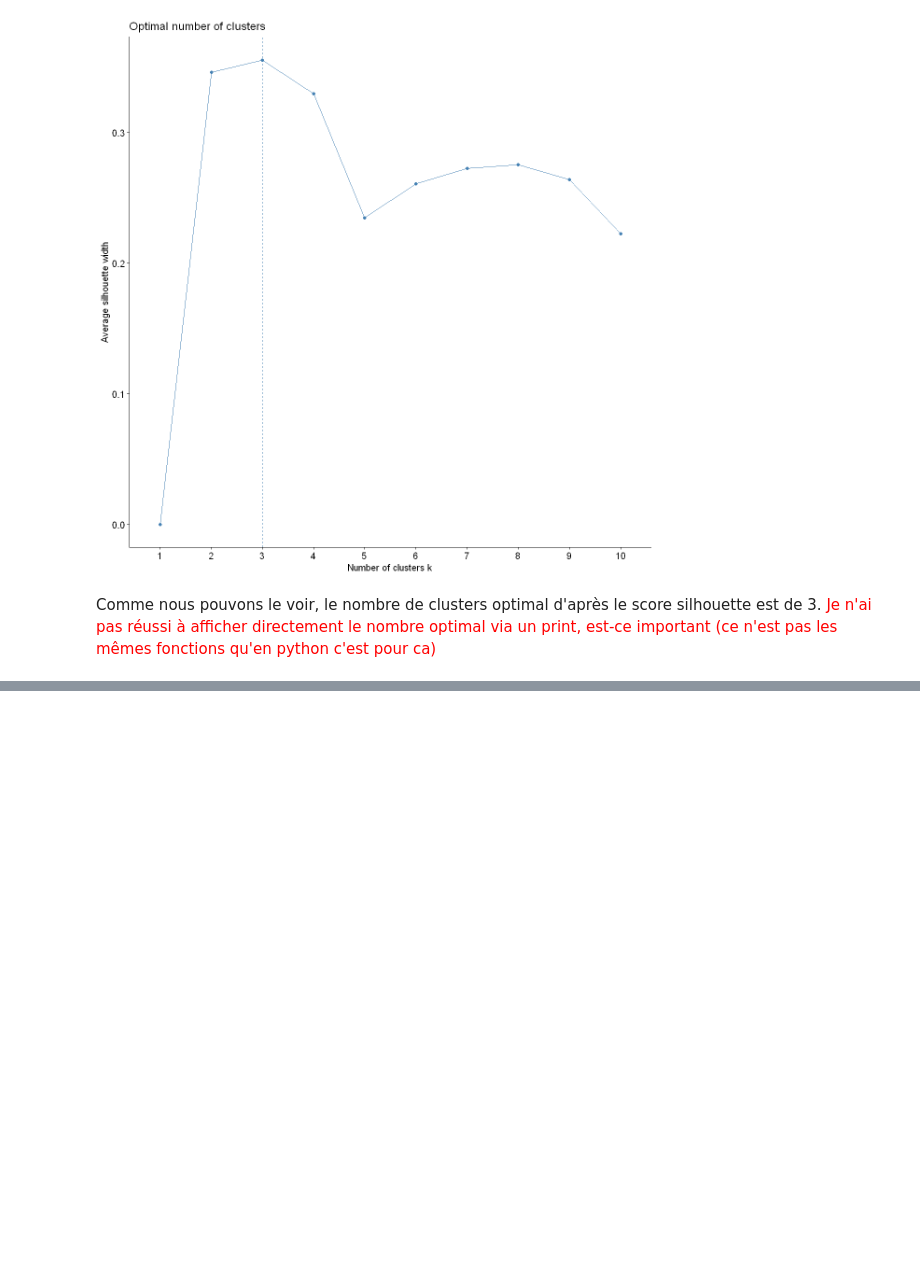
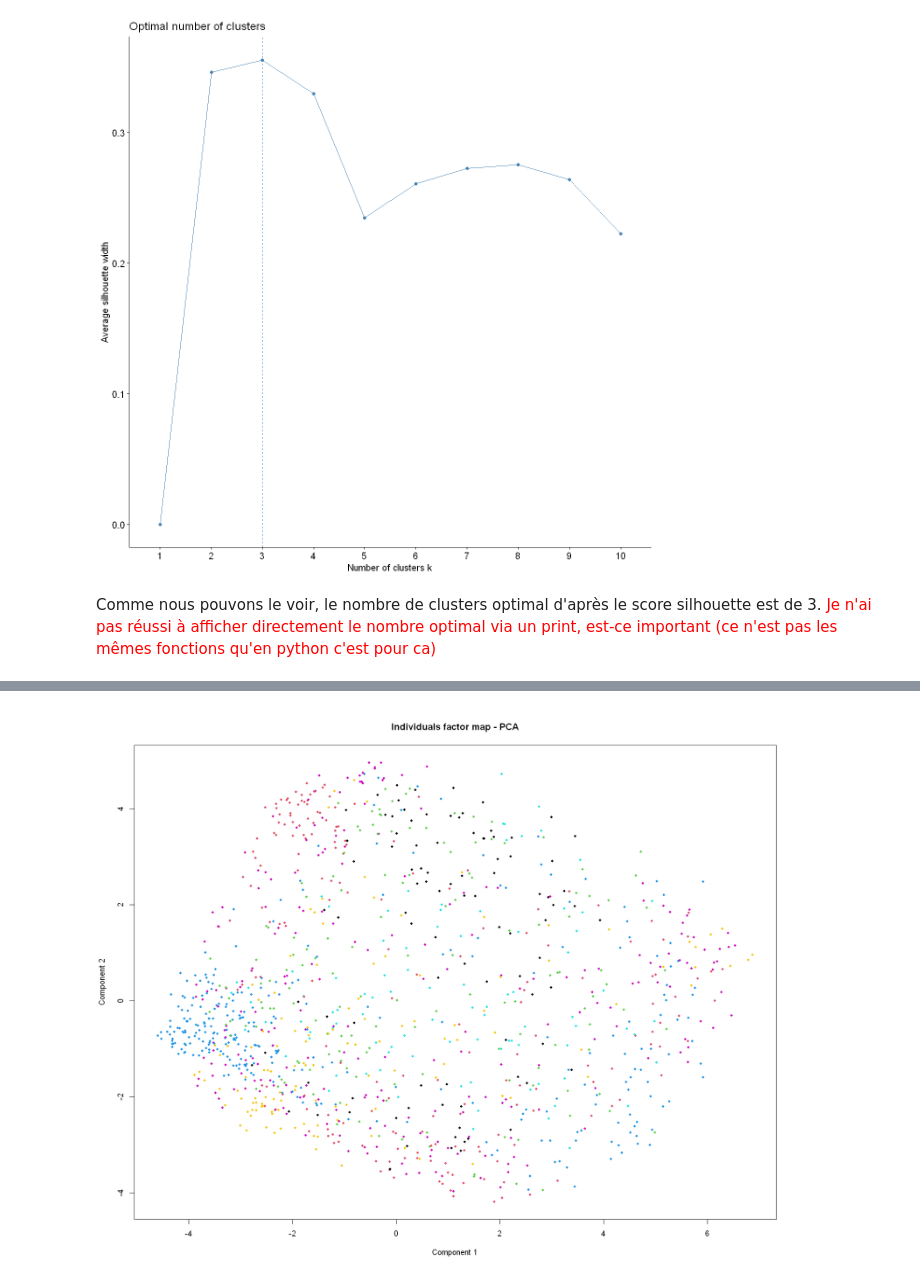
Before and after one commit to dpiot14/ProjetAD, a Jupyter notebook: TP_Velib_R_Project.ipynb, the cells around one changed output, grey strips where cells are left out. Cells and saved outputs as stored; diff of their text form; code cells hidden in the pictures; blank space fills up the shorter version.

```diff
--- a/TP_Velib_R_Project.ipynb
+++ b/TP_Velib_R_Project.ipynb
@@ -1496,0 +1597,7 @@ Comme nous pouvons le voir, le nombre de clusters optimal d'après le score silh
+# %%
+# Visualisation sur le plan factoriel
+plot(loading_pca[, 1], loading_pca[, 2], col = clusters_pca7, pch = 19, cex = 0.7,
+     main = "Individuals factor map - PCA", xlab = "Component 1", ylab = "Component 2")
+#Autre technique pour visualiser avec chat gpt masi c'est pas non plus terrible
+# %% [output]
+[figure, added]
```
Also changed, not shown: parts of 30 cells of this notebook.
